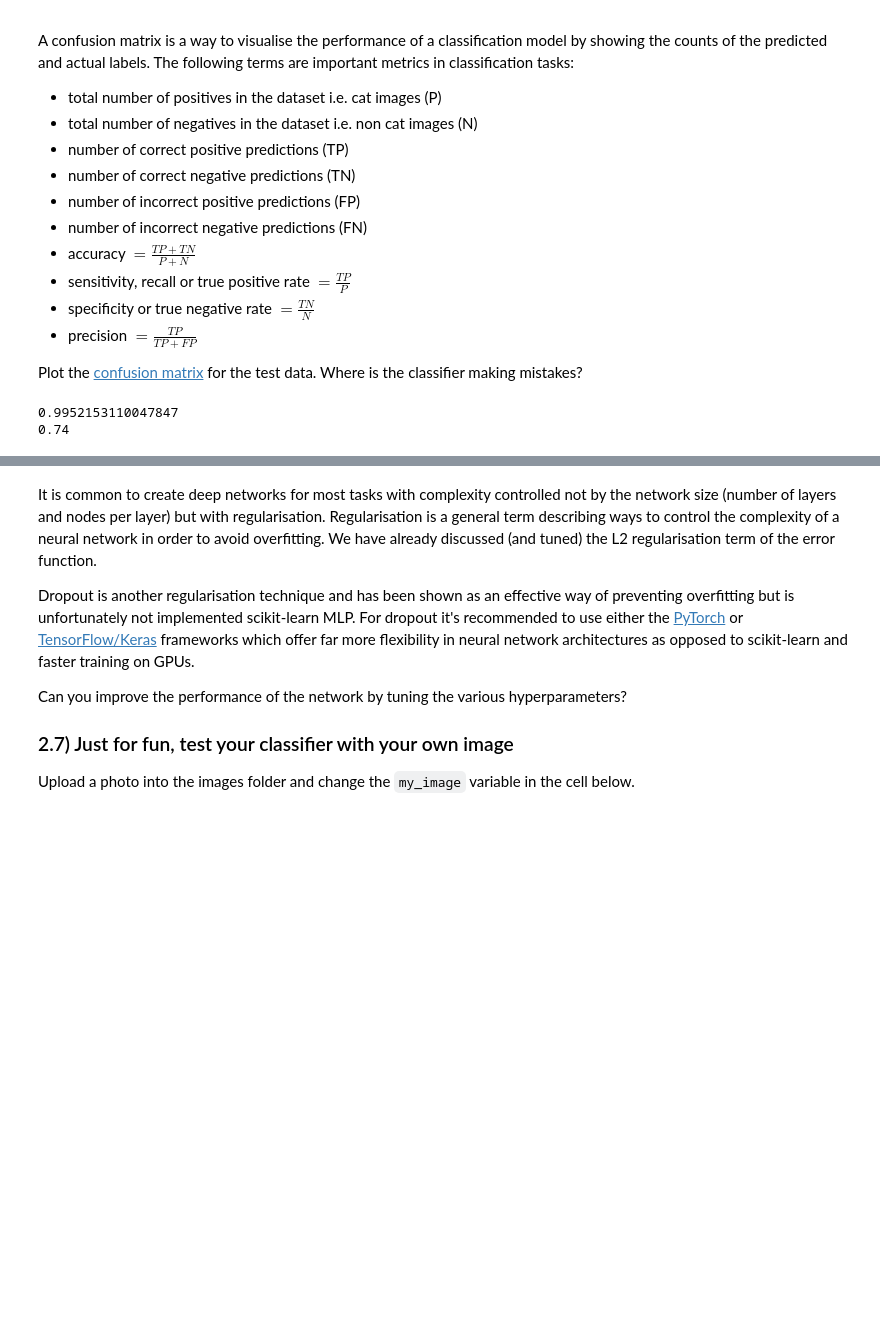
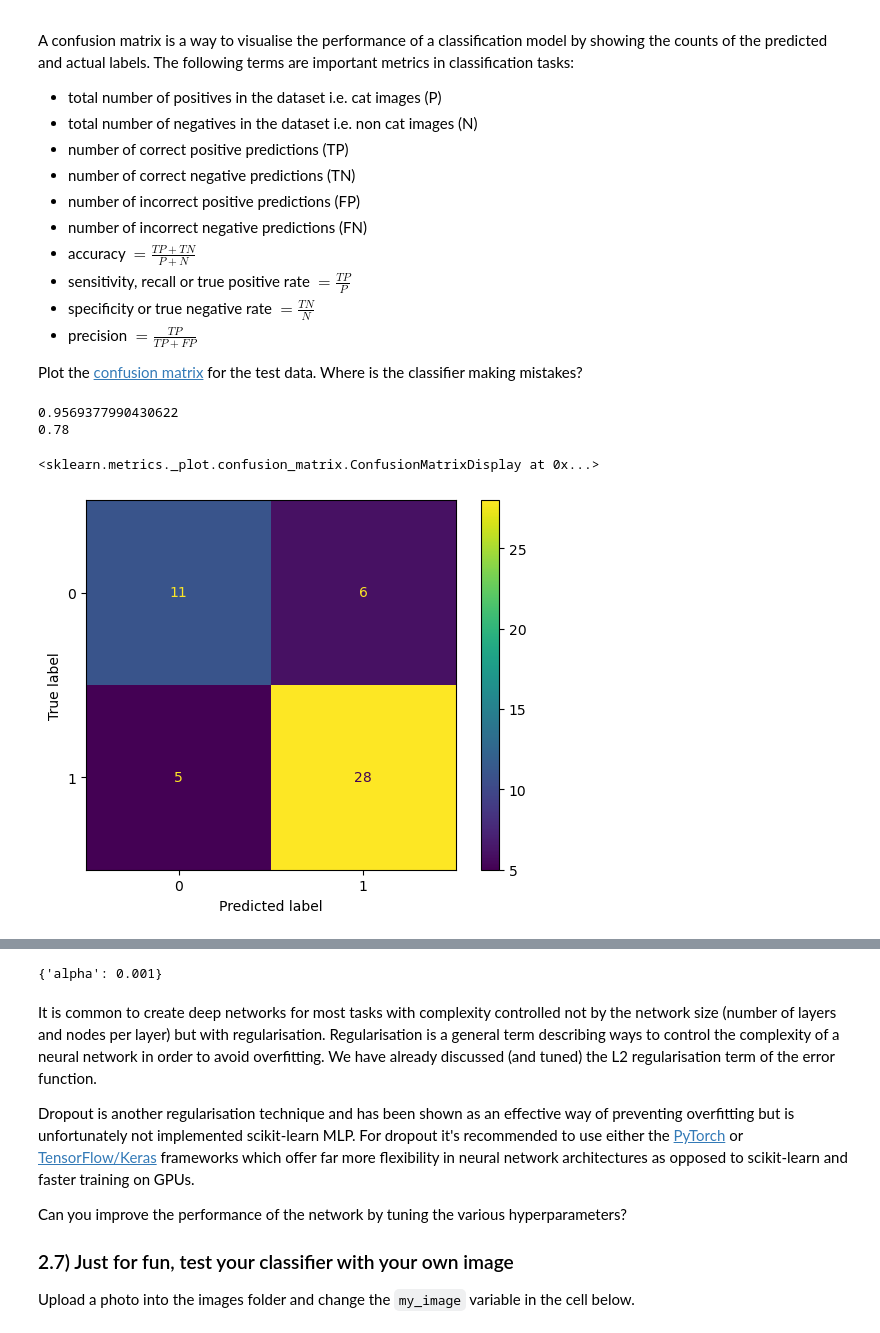
Before and after one commit to wtripp180901/ml_lab_sheets, a Jupyter notebook: lab2/lab2-linear_models_neural_nets_SVM.ipynb, the cells around one changed output, grey strips where cells are left out. Saved outputs shown, nothing was run; the diff lists cells and outputs as text; code cells hidden in the pictures; blank space fills up the shorter version.

```diff
--- a/lab2/lab2-linear_models_neural_nets_SVM.ipynb
+++ b/lab2/lab2-linear_models_neural_nets_SVM.ipynb
@@ -347,10 +354,14 @@ Plot the [confusion matrix](https://scikit-learn.org/stable/modules/generated/sk
 # %%
 # write your code here
 print(mlp.score(train_vectors,train_y[0]))
 print(mlp.score(test_vectors,test_y[0]))
+
+plot_confusion_matrix(mlp,test_vectors,test_y[0])
 # %% [output]
-0.9952153110047847
-0.74
+0.9569377990430622
+0.78
+<sklearn.metrics._plot.confusion_matrix.ConfusionMatrixDisplay at 0x...>
+[figure, added]
 # %% [markdown]
 ### Hyperparameter tuning using cross-validation
 The performance of a neural network after training is highly dependent on how the hyperparameters are chosen. In contrast to the network parameters, $W$ and $b$, a hyperparameter refers to something that is fixed (usually manually chosen by the person training the model) throughout training and used to control the training process. Hyperparameters include the number of hidden layers, number of neurons in the hidden layers, learning rate, mini-batch size (for stochastic gradient descent optimisers) and regularisation parameter $\alpha$.
@@ -381,3 +390,11 @@ learning_rates = np.logspace(-4, -2, 100)
+# %%
+# write your code here
+paramdict = dict(alpha = np.logspace(-3, 0, 100))
+hyp = RandomizedSearchCV(mlp,paramdict,cv=3)
+search = hyp.fit(train_vectors,train_y[0])
+print(search.best_params_)
+# %% [output]
+{'alpha': 0.001}
 # %% [markdown]
 It is common to create deep networks for most tasks with complexity controlled not by the network size (number of layers and nodes per layer) but with regularisation. Regularisation is a general term describing ways to control the complexity of a neural network in order to avoid overfitting. We have already discussed (and tuned) the L2 regularisation term of the error function.
 
```
Also changed, not shown: parts of 9 cells of this notebook.
